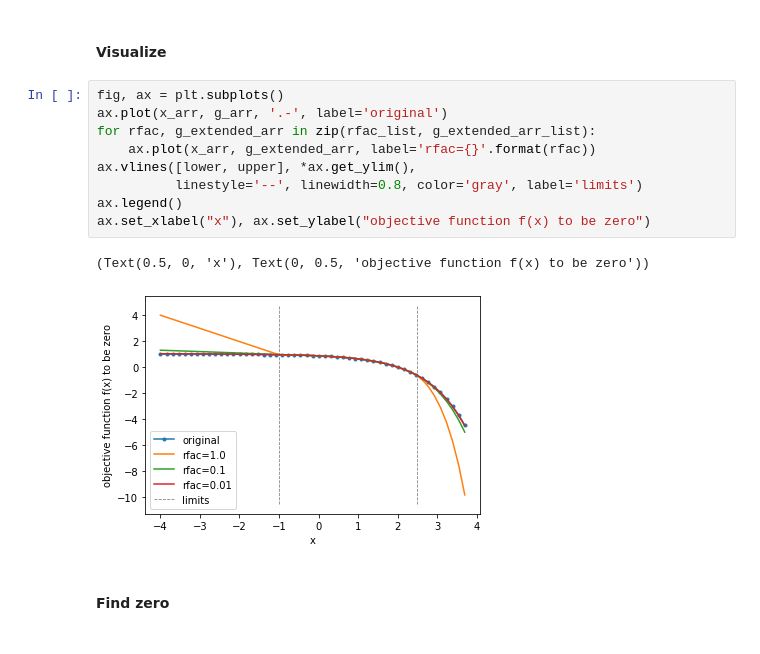
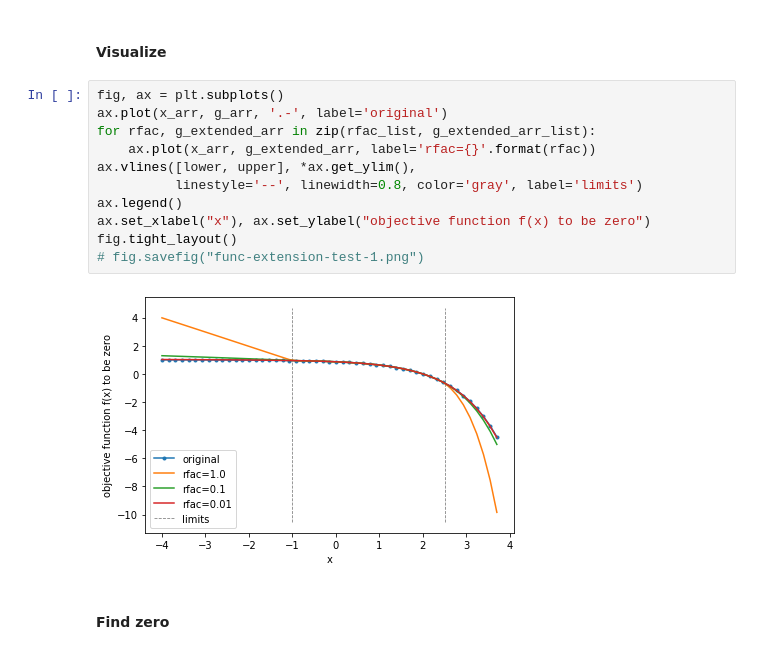
Before and after one commit to jam31118/implicit-euler, a Jupyter notebook: 1d-box/fixed-timestep/test-out-of-range-treatment/extend-out-of-range.ipynb, the cells around one changed output. Drawn from its saved outputs; the diff is of its cells as text.

Commit message:
add savefig

```diff
--- a/1d-box/fixed-timestep/test-out-of-range-treatment/extend-out-of-range.ipynb
+++ b/1d-box/fixed-timestep/test-out-of-range-treatment/extend-out-of-range.ipynb
@@ -34,15 +34,16 @@ g_extended_arr_list = [gfun_extended(x_arr, lower, upper, rfac) for rfac in rfac
 # %%
 fig, ax = plt.subplots()
 ax.plot(x_arr, g_arr, '.-', label='original')
 for rfac, g_extended_arr in zip(rfac_list, g_extended_arr_list):
     ax.plot(x_arr, g_extended_arr, label='rfac={}'.format(rfac))
 ax.vlines([lower, upper], *ax.get_ylim(),
           linestyle='--', linewidth=0.8, color='gray', label='limits')
 ax.legend()
 ax.set_xlabel("x"), ax.set_ylabel("objective function f(x) to be zero")
+fig.tight_layout()
+# fig.savefig("func-extension-test-1.png")
 # %% [output]
-(Text(0.5, 0, 'x'), Text(0, 0.5, 'objective function f(x) to be zero'))
-[figure, old version]
+[figure, new version]
 # %% [markdown]
 #### Find zero
 # %%
```
